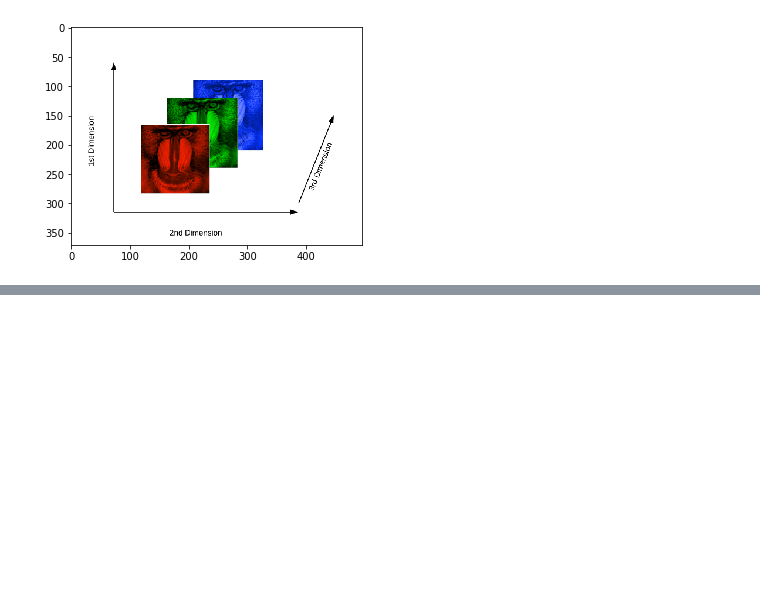
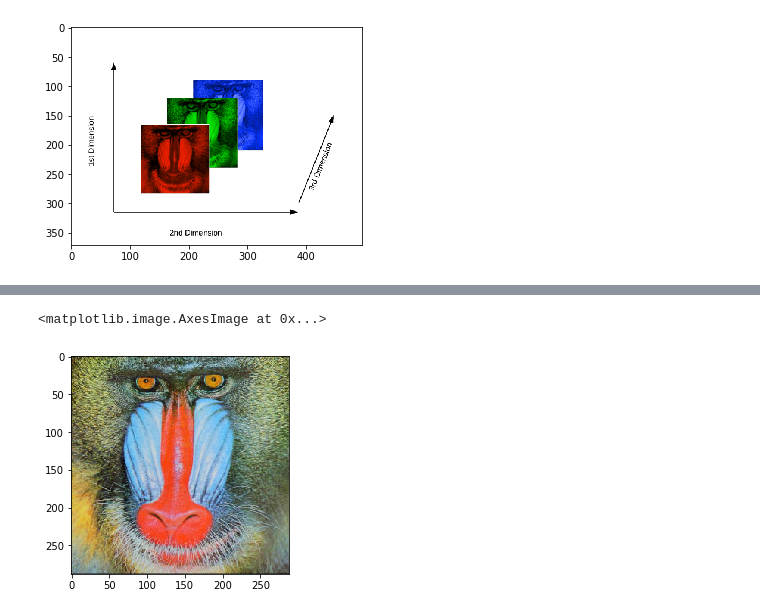
Before and after one commit to MISAEL-MIHE/IA-CLASE-L5, a Jupyter notebook: Practica Fundamentos.ipynb, the cells around one changed output, grey strips where cells are left out. Drawn from its saved outputs; the diff is of its cells as text; code cells hidden in the pictures; blank space fills up the shorter version.

```diff
--- a/Practica Fundamentos.ipynb
+++ b/Practica Fundamentos.ipynb
@@ -82,0 +125,6 @@ plt.show()
+# %%
+img_rgb = cv2.cvtColor(img_raw, cv2.COLOR_BGR2RGB)
+plt.imshow(img_rgb)
+# %% [output]
+<matplotlib.image.AxesImage at 0x...>
+[figure, added]
```
Also changed, not shown: parts of 19 cells of this notebook.
